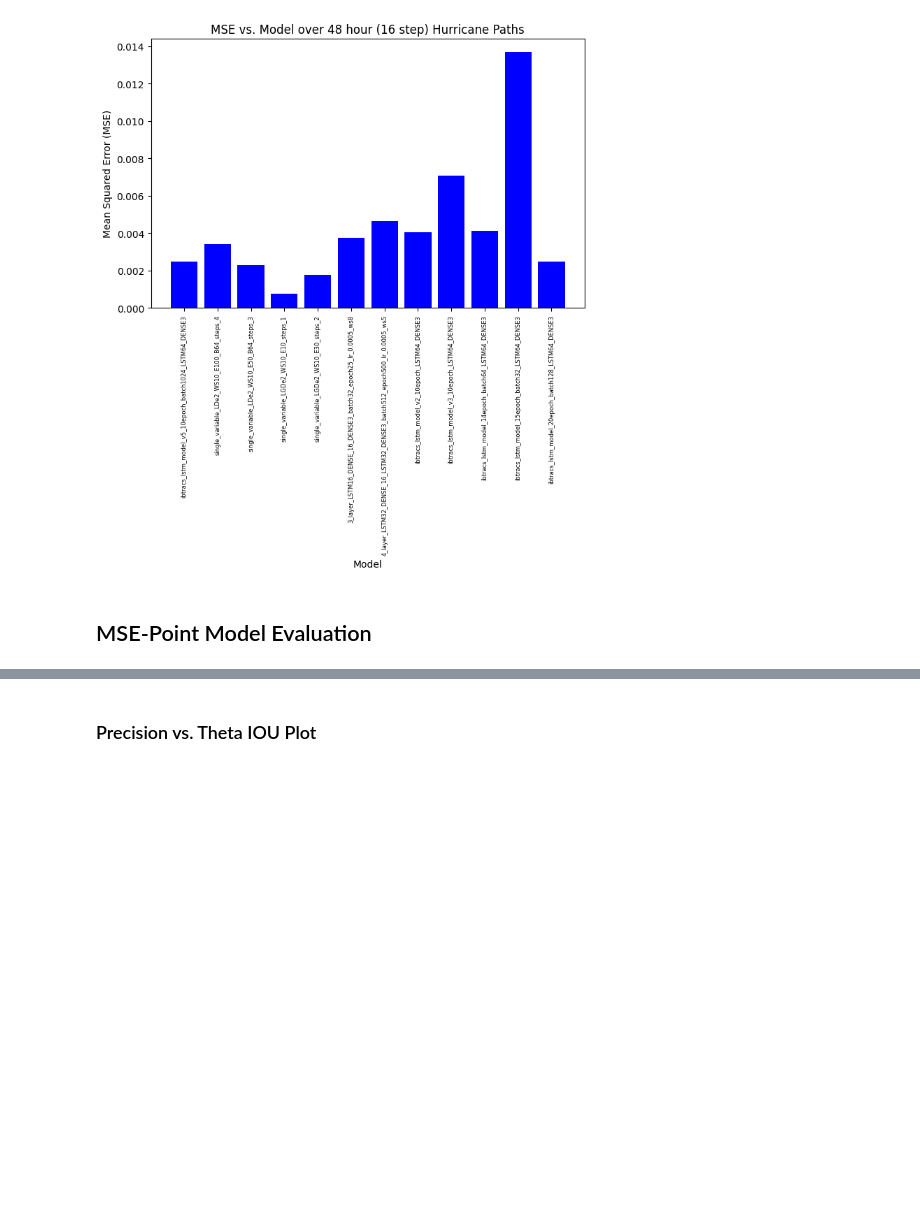
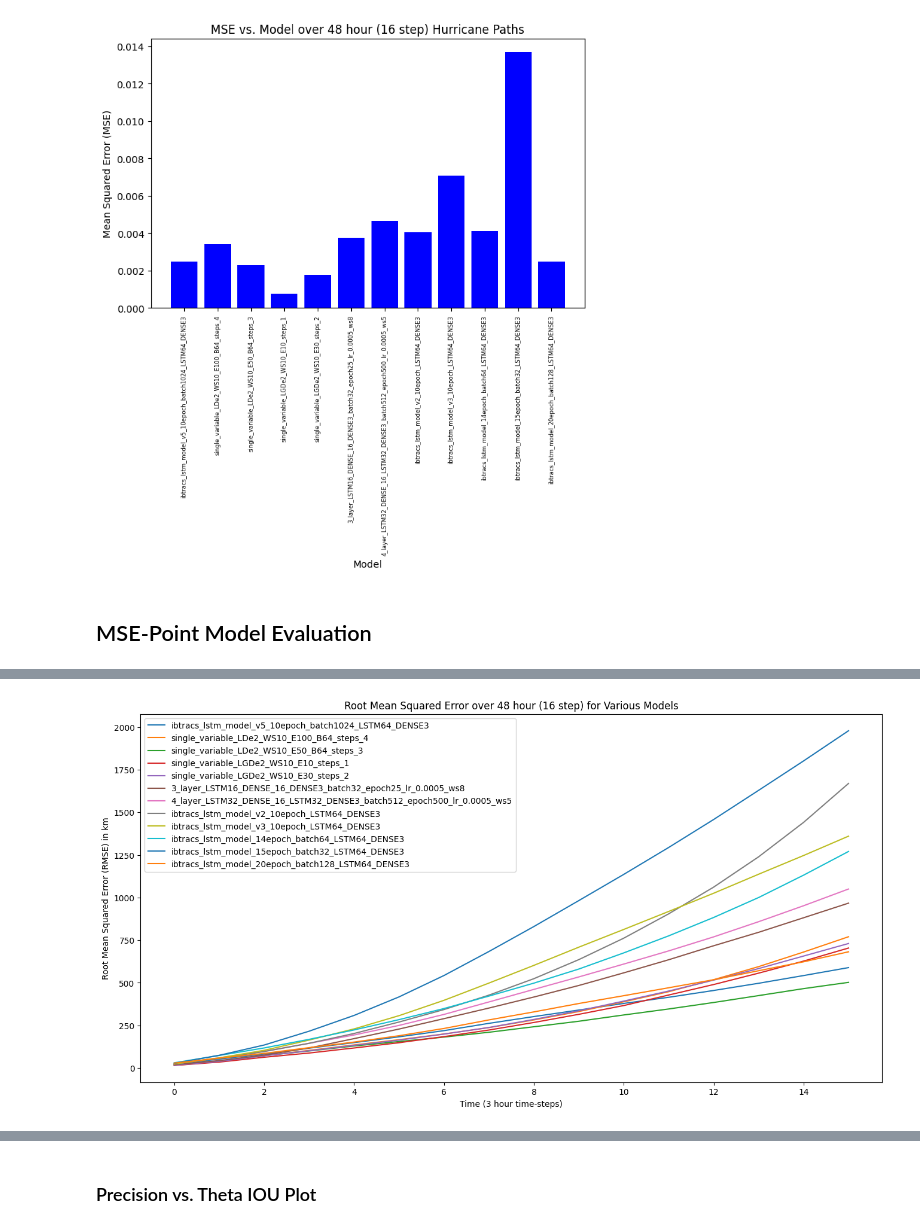
Before and after one commit to arshchawla21/Hurricane_RNN_Forecasting, a Jupyter notebook: notebooks/model_evaluation.ipynb, the cells around one changed output, grey strips where cells are left out. Saved outputs shown, nothing was run; the diff lists cells and outputs as text; code cells hidden in the pictures; blank space fills up the shorter version.

Commit message:
Added RMSE Eval results

```diff
--- a/notebooks/model_evaluation.ipynb
+++ b/notebooks/model_evaluation.ipynb
@@ -451,6 +460,8 @@ def plot_RMSE_eval(n):
 
     i = 0
     for model in model_dict:
+        if (i == 12):
+            continue
         plt.plot(RMSE_average_all_models[i][:n], label=model_names[i])
         # To confirm Models are being labelled correctly
         # print(model_names[i])
@@ -460,3 +471,7 @@ def plot_RMSE_eval(n):
     plt.legend(loc='upper left')
 
     plt.show()
+# %%
+plot_RMSE_eval(16)
+# %% [output]
+[figure, added]
```
Also changed, not shown: parts of 18 cells of this notebook, 1 other file.
